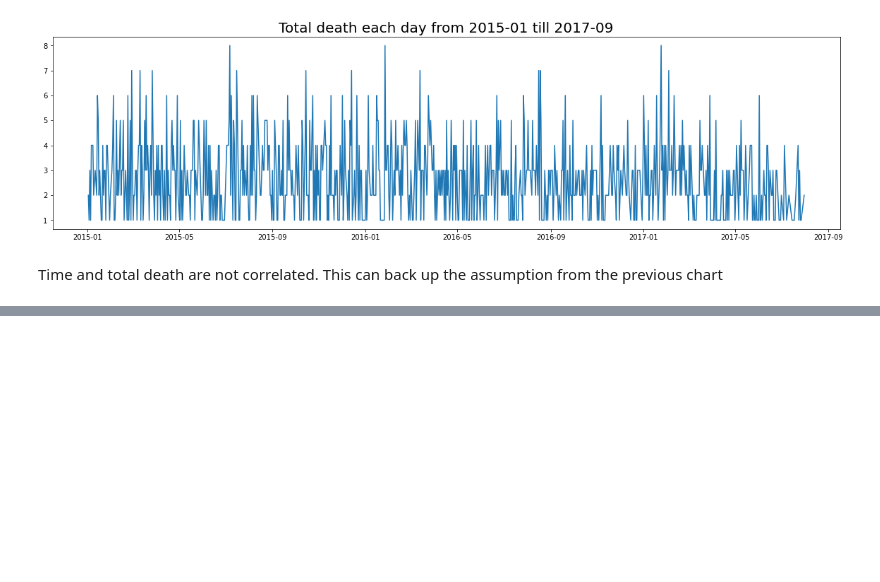
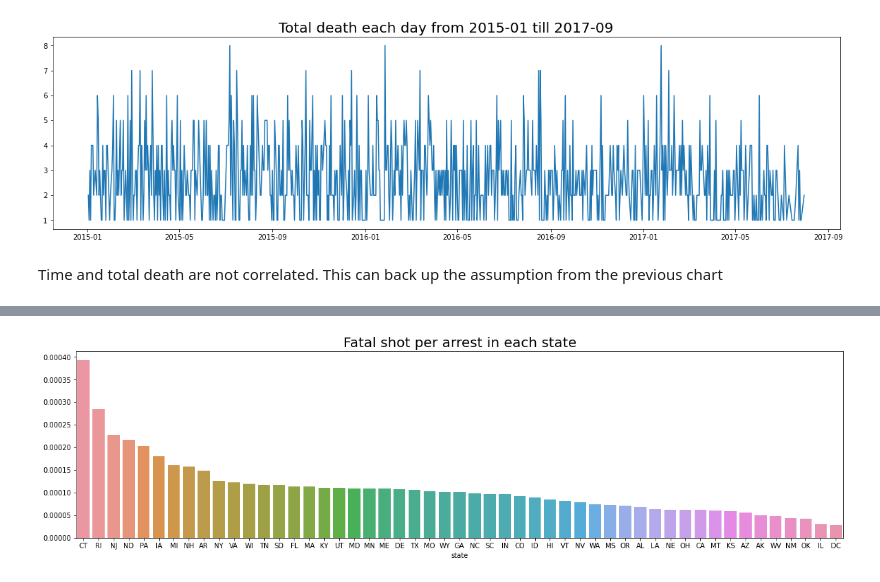
Before and after one commit to UToledo-DataScience/Fatal-Police-Shootings-in-the-US, a Jupyter notebook: EDA/EDA.ipynb, the cells around one changed output, grey strips where cells are left out. Drawn from its saved outputs; the diff is of its cells as text; code cells hidden in the pictures; blank space fills up the shorter version.

```diff
--- a/EDA/EDA.ipynb
+++ b/EDA/EDA.ipynb
@@ -283,3 +289,82 @@ https://ucr.fbi.gov/crime-in-the-u.s/2015/crime-in-the-u.s.-2015/tables/table-69
 https://ucr.fbi.gov/crime-in-the-u.s/2016/crime-in-the-u.s.-2016/tables/table-22
 
 https://ucr.fbi.gov/crime-in-the-u.s/2017/crime-in-the-u.s.-2017/topic-pages/tables/table-69
+# %%
+arrest_by_state = pd.read_csv('/content/drive/My Drive/data/arrest_by_state.csv')
+
+arrest_by_state['2015'] = arrest_by_state['2015'].str.replace(',','')
+arrest_by_state['2,016'] = arrest_by_state['2,016'].str.replace(',','')
+arrest_by_state['2,017'] = arrest_by_state['2,017'].str.replace(',','')
+arrest_by_state['2015'] = arrest_by_state['2015'].astype('int64')
+arrest_by_state['2,016'] = arrest_by_state['2,016'].astype('int64')
+arrest_by_state['2,017'] = arrest_by_state['2,017'].astype('int64')
+
+arrestfrom2015to2017 = arrest_by_state['2015'] + arrest_by_state['2,016'] + arrest_by_state['2,017']*7/12
+arrestfrom2015to2017.index = arrest_by_state['Unnamed: 0'].str.strip()
+
+#https://gist.github.com/rogerallen/1583593
+
+us_state_abbrev = {
+    'Alabama': 'AL',
+    'Alaska': 'AK',
+    'Arizona': 'AZ',
+    'Arkansas': 'AR',
+    'California': 'CA',
+    'Colorado': 'CO',
+    'Connecticut': 'CT',
+    'Delaware': 'DE',
+    'District of Columbia': 'DC',
+    'Florida': 'FL',
+    'Georgia': 'GA',
+    'Hawaii': 'HI',
+    'Idaho': 'ID',
+    'Illinois': 'IL',
+    'Indiana': 'IN',
+    'Iowa': 'IA',
+    'Kansas': 'KS',
+    'Kentucky': 'KY',
+    'Louisiana': 'LA',
+    'Maine': 'ME',
+    'Maryland': 'MD',
+    'Massachusetts': 'MA',
+    'Michigan': 'MI',
+    'Minnesota': 'MN',
+    'Mississippi': 'MS',
+    'Missouri': 'MO',
+    'Montana': 'MT',
+    'Nebraska': 'NE',
+    'Nevada': 'NV',
+    'New Hampshire': 'NH',
+    'New Jersey': 'NJ',
+    'New Mexico': 'NM',
+    'New York6': 'NY',
+    'North Carolina': 'NC',
+    'North Dakota': 'ND',
+    'Northern Mariana Islands':'MP',
+    'Ohio': 'OH',
+    'Oklahoma': 'OK',
+    'Oregon': 'OR',
+    'Pennsylvania': 'PA',
+    'Puerto Rico': 'PR',
+    'Rhode Island': 'RI',
+    'South Carolina': 'SC',
+    'South Dakota': 'SD',
+    'Tennessee': 'TN',
+    'Texas': 'TX',
+    'Utah': 'UT',
+    'Vermont': 'VT',
+    'Virgin Islands': 'VI',
+    'Virginia': 'VA',
+    'Washington': 'WA',
+    'West Virginia': 'WV',
+    'Wisconsin': 'WI',
+    'Wyoming': 'WY'
+}
+
+us_state_abbrev = { state.upper(): ab for state, ab in us_state_abbrev.items()}
+arrestfrom2015to2017.index = arrestfrom2015to2017.index.map(us_state_abbrev)
+death_per_arrest = police_killing_us.groupby('state').size().sort_index() / arrestfrom2015to2017.sort_index()
+plt.figure(figsize=(20,5))
+plt.title('Fatal shot per arrest in each state', fontdict={'fontsize':20})
+sns.barplot(x = death_per_arrest.sort_values().index, y = death_per_arrest.sort_values(ascending=False))
+# %% [output]
@@ -285,0 +374 @@ https://ucr.fbi.gov/crime-in-the-u.s/2017/crime-in-the-u.s.-2017/topic-pages/tab
+[figure, added]
```
Also changed, not shown: parts of 7 cells of this notebook.
